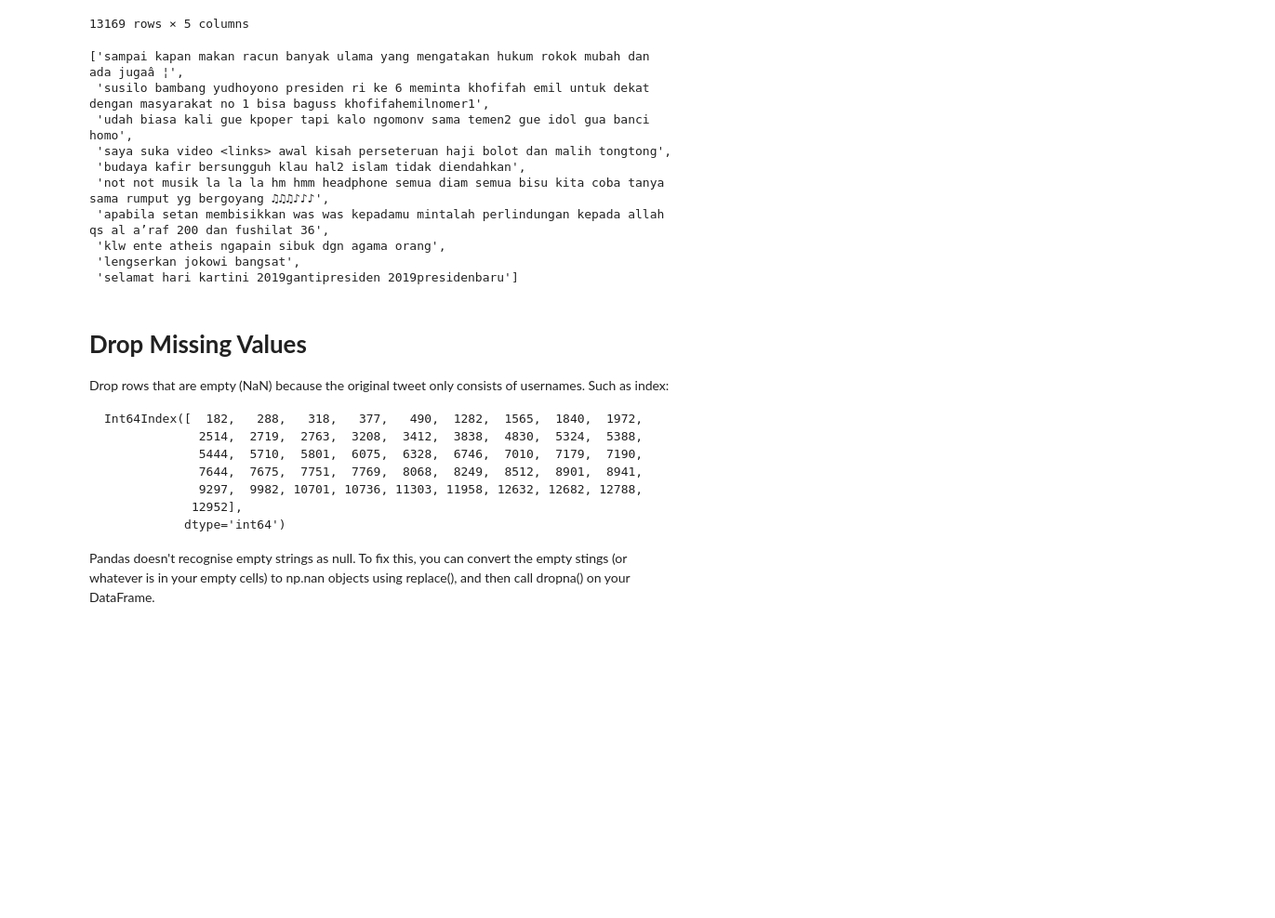
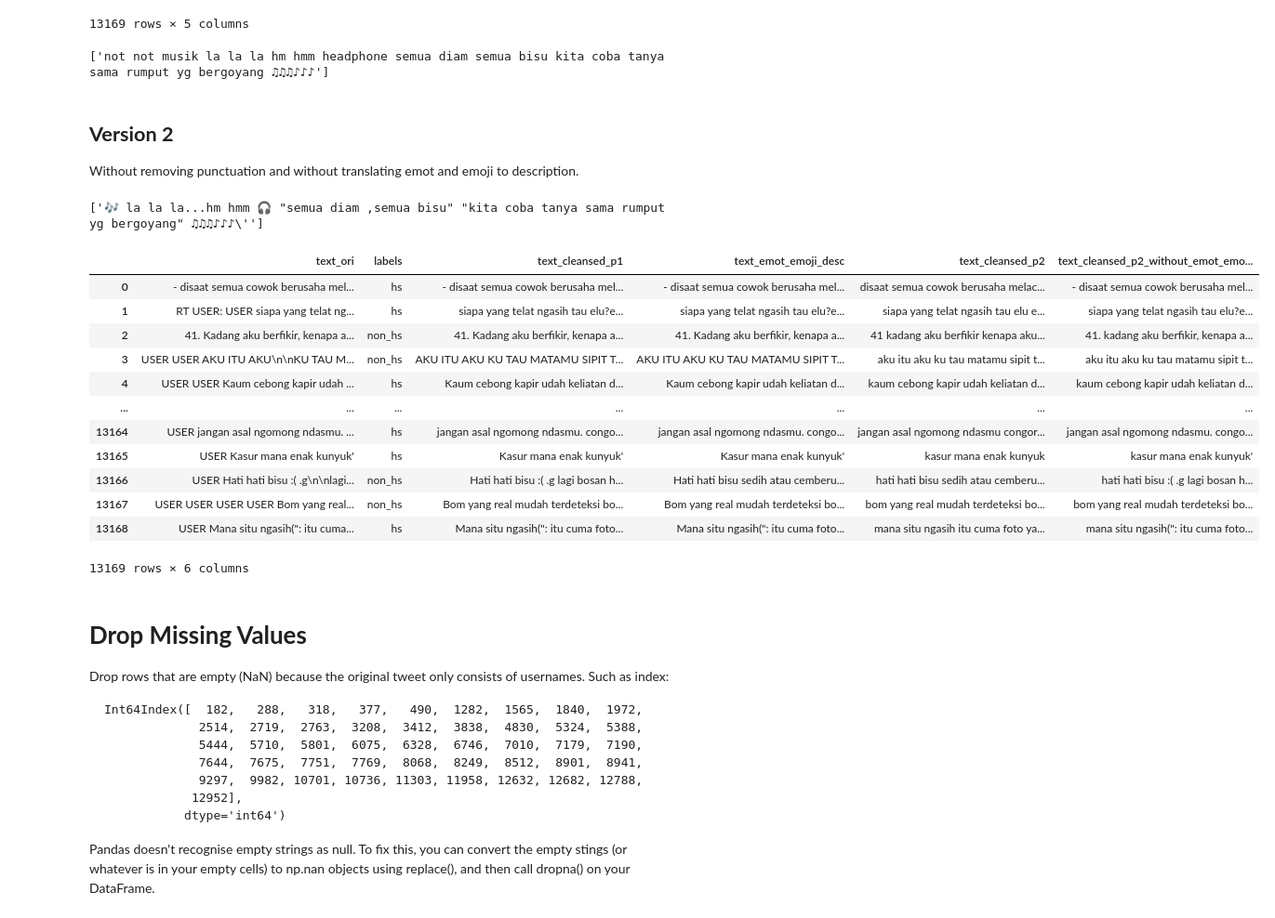
Before and after one commit to thingkilia2507/Brain_BangkitCapstoneProject, a Jupyter notebook: Machine Learning/notebooks/Hate Speech Dataset Preprocessing.ipynb, the cells around one changed output. Shown at 93% size. Saved outputs shown, nothing was run; the diff lists cells and outputs as text; code cells hidden in the pictures; blank space fills up the shorter version.

Commit message:
add preprocessing v2 (where emoji and emoticons aren't translated to description)

```diff
--- a/Machine Learning/notebooks/Hate Speech Dataset Preprocessing.ipynb
+++ b/Machine Learning/notebooks/Hate Speech Dataset Preprocessing.ipynb
@@ -302,18 +287,44 @@ display(hs_df)
 | 13168 | USER Mana situ ngasih(": itu cuma... | hs | Mana situ ngasih(": itu cuma foto... | Mana situ ngasih(": itu cuma foto... | mana situ ngasih itu cuma foto ya... |
 13169 rows × 5 columns
 # %%
-display(hs_df['text_cleansed_p2'][60:70].to_list())
+display(hs_df['text_cleansed_p2'][65:66].to_list())
 # %% [output]
-['sampai kapan makan racun banyak ulama yang mengatakan hukum rokok mubah dan ada jugaâ ¦',
- 'susilo bambang yudhoyono presiden ri ke 6 meminta khofifah emil untuk dekat dengan masyarakat no 1 bisa baguss khofifahemilnomer1',
- 'udah biasa kali gue kpoper tapi kalo ngomonv sama temen2 gue idol gua banci homo',
- 'saya suka video <links> awal kisah perseteruan haji bolot dan malih tongtong',
- 'budaya kafir bersungguh klau hal2 islam tidak diendahkan',
- 'not not musik la la la hm hmm headphone semua diam semua bisu kita coba tanya sama rumput yg bergoyang ♫♫♫♪♪♪',
- 'apabila setan membisikkan was was kepadamu mintalah perlindungan kepada allah qs al a’raf 200 dan fushilat 36',
- 'klw ente atheis ngapain sibuk dgn agama orang',
- 'lengserkan jokowi bangsat',
- 'selamat hari kartini 2019gantipresiden 2019presidenbaru']
+['not not musik la la la hm hmm headphone semua diam semua bisu kita coba tanya sama rumput yg bergoyang ♫♫♫♪♪♪']
+# %% [markdown]
+## **Version 2**
+Without removing punctuation and without translating emot and emoji to description.
+# %%
+def clean_p2_v2(tweet):
+    rgx_multi_space = r' {2,}'
+    rgx_byte_format = r'''b'|b"'''
+
+    tweet = tweet.lower()
+    cleansed = re.sub(rgx_byte_format, '', tweet)
+    cleansed = re.sub(rgx_multi_space, ' ', cleansed)                                      # remove multiple spaces
+    cleansed = cleansed.strip()                                                            # remove trailing spaces
+    return cleansed
+# %%
+text_cleansed_p2_without_emot_emoji_desc = [clean_p2_v2(tweet) for tweet in tweets_decoded_emoji]
+text_cleansed_p2_without_emot_emoji_desc[65:66]
+# %% [output]
+['🎶 la la la...hm hmm 🎧 "semua diam ,semua bisu" "kita coba tanya sama rumput yg bergoyang" ♫♫♫♪♪♪\'']
+# %%
+hs_df['text_cleansed_p2_without_emot_emoji_desc'] = text_cleansed_p2_without_emot_emoji_desc
+display(hs_df)
+# %% [output]
+|  | text_ori | labels | text_cleansed_p1 | text_emot_emoji_desc | text_cleansed_p2 | text_cleansed_p2_without_emot_emo... |
+| 0 | - disaat semua cowok berusaha mel... | hs | - disaat semua cowok berusaha mel... | - disaat semua cowok berusaha mel... | disaat semua cowok berusaha melac... | - disaat semua cowok berusaha mel... |
+| 1 | RT USER: USER siapa yang telat ng... | hs | siapa yang telat ngasih tau elu?e... | siapa yang telat ngasih tau elu?e... | siapa yang telat ngasih tau elu e... | siapa yang telat ngasih tau elu?e... |
+| 2 | 41. Kadang aku berfikir, kenapa a... | non_hs | 41. Kadang aku berfikir, kenapa a... | 41. Kadang aku berfikir, kenapa a... | 41 kadang aku berfikir kenapa aku... | 41. kadang aku berfikir, kenapa a... |
+| 3 | USER USER AKU ITU AKU\n\nKU TAU M... | non_hs | AKU ITU AKU KU TAU MATAMU SIPIT T... | AKU ITU AKU KU TAU MATAMU SIPIT T... | aku itu aku ku tau matamu sipit t... | aku itu aku ku tau matamu sipit t... |
+| 4 | USER USER Kaum cebong kapir udah ... | hs | Kaum cebong kapir udah keliatan d... | Kaum cebong kapir udah keliatan d... | kaum cebong kapir udah keliatan d... | kaum cebong kapir udah keliatan d... |
+| ... | ... | ... | ... | ... | ... | ... |
+| 13164 | USER jangan asal ngomong ndasmu. ... | hs | jangan asal ngomong ndasmu. congo... | jangan asal ngomong ndasmu. congo... | jangan asal ngomong ndasmu congor... | jangan asal ngomong ndasmu. congo... |
+| 13165 | USER Kasur mana enak kunyuk' | hs | Kasur mana enak kunyuk' | Kasur mana enak kunyuk' | kasur mana enak kunyuk | kasur mana enak kunyuk' |
+| 13166 | USER Hati hati bisu :( .g\n\nlagi... | non_hs | Hati hati bisu :( .g lagi bosan h... | Hati hati bisu sedih atau cemberu... | hati hati bisu sedih atau cemberu... | hati hati bisu :( .g lagi bosan h... |
+| 13167 | USER USER USER USER Bom yang real... | non_hs | Bom yang real mudah terdeteksi bo... | Bom yang real mudah terdeteksi bo... | bom yang real mudah terdeteksi bo... | bom yang real mudah terdeteksi bo... |
+| 13168 | USER Mana situ ngasih(": itu cuma... | hs | Mana situ ngasih(": itu cuma foto... | Mana situ ngasih(": itu cuma foto... | mana situ ngasih itu cuma foto ya... | mana situ ngasih(": itu cuma foto... |
+13169 rows × 6 columns
 # %% [markdown]
 # **Drop Missing Values**
 Drop rows that are empty (NaN) because the original tweet only consists of usernames. Such as index:
```
Also changed, not shown: parts of 12 cells of this notebook.
